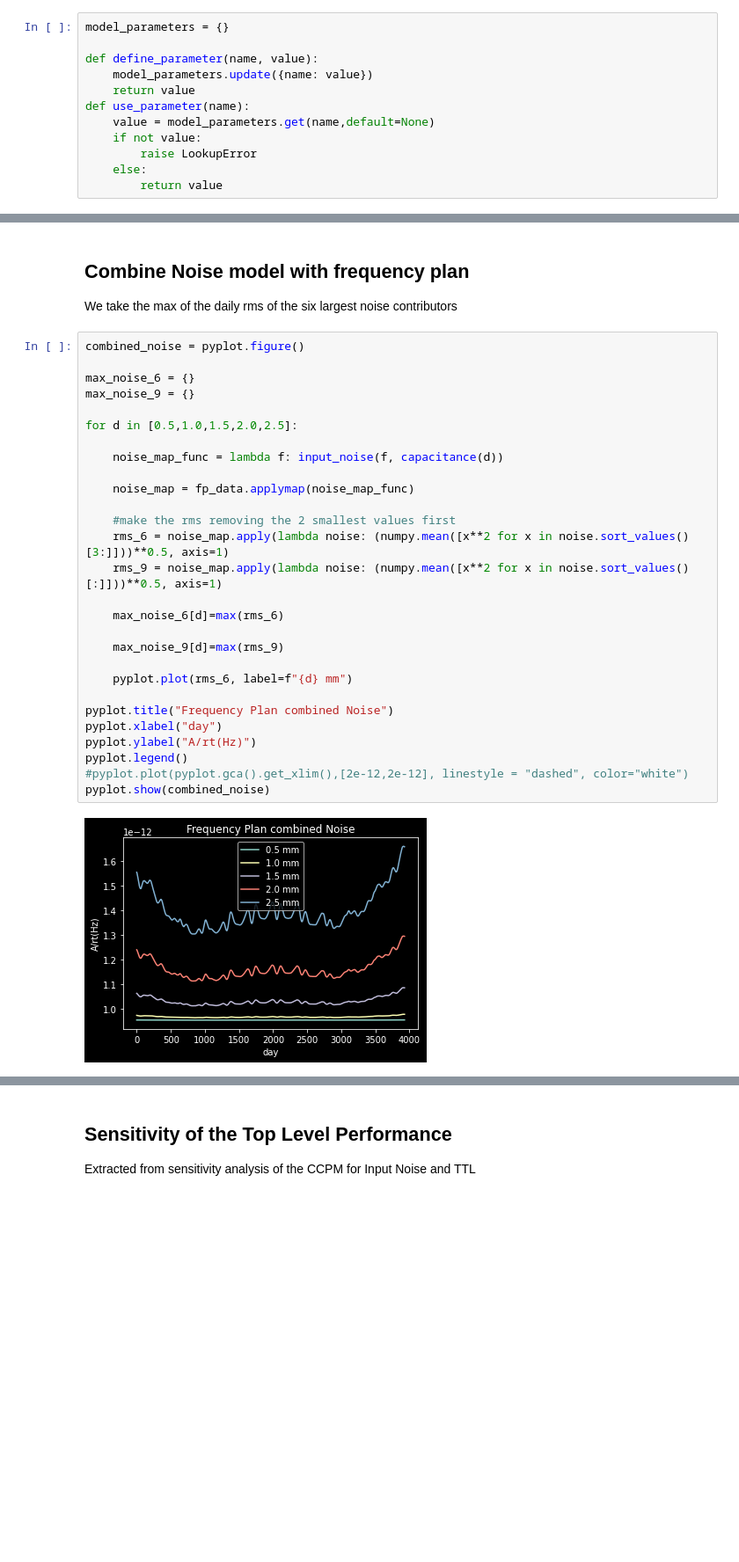
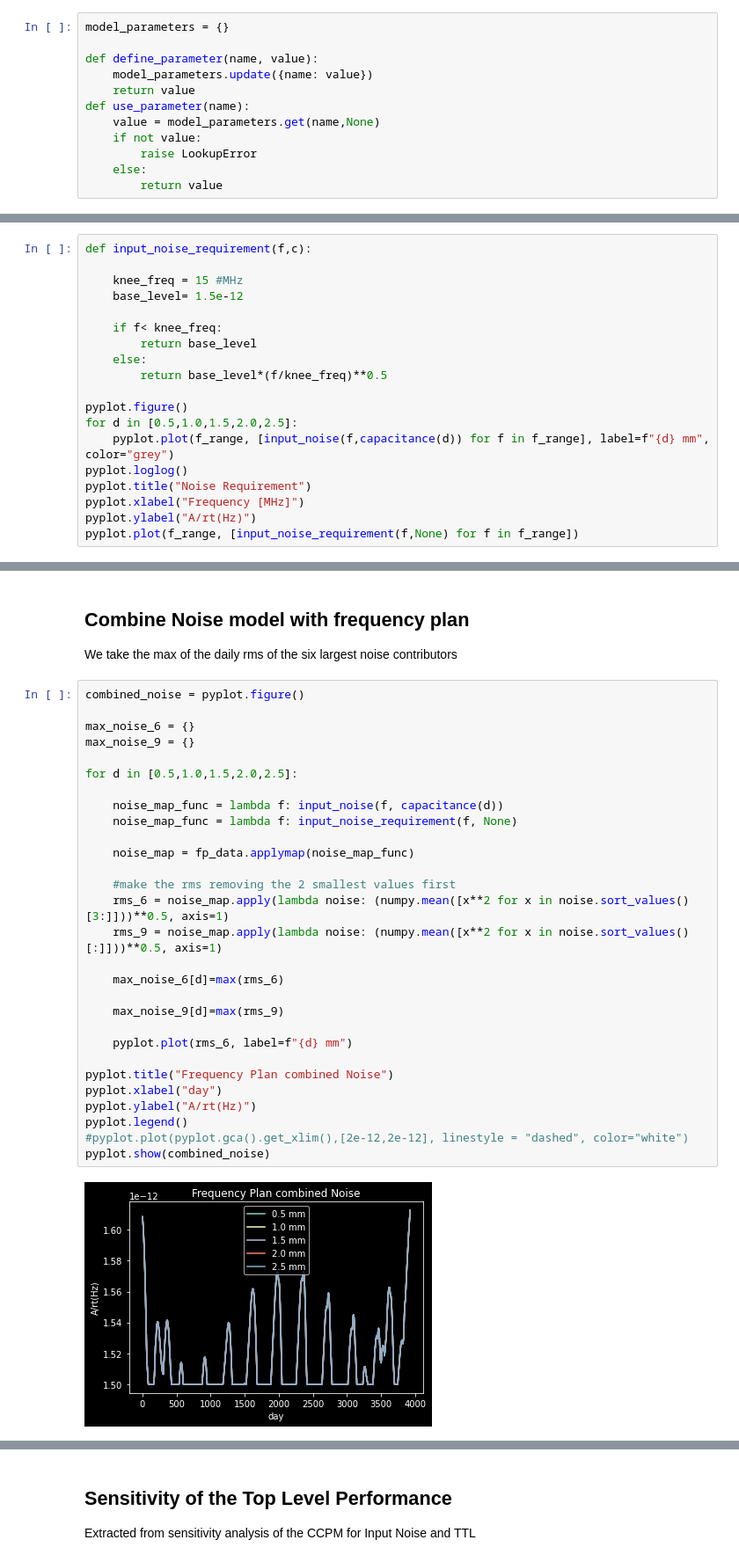
Before and after one commit to ejbfly/QPD, a Jupyter notebook: QPD_analysis.ipynb, the cells around one changed output, grey strips where cells are left out. Shown at 88% size. Drawn from its saved outputs; the diff is of its cells as text; blank space fills up the shorter version.

Commit message:
requirements envelope eingefügt

```diff
--- a/QPD_analysis.ipynb
+++ b/QPD_analysis.ipynb
@@ -19,7 +19,7 @@ def define_parameter(name, value):
     model_parameters.update({name: value})
     return value
 def use_parameter(name):
-    value = model_parameters.get(name,default=None)
+    value = model_parameters.get(name,None)
     if not value:
         raise LookupError
     else:
@@ -93,0 +99,19 @@ pyplot.plot([f_range[0],f_range[-1]],[2e-12,2e-12], linestyle = "dashed", color=
+# %%
+def input_noise_requirement(f,c):
+
+    knee_freq = 15 #MHz
+    base_level= 1.5e-12
+
+    if f< knee_freq:
+        return base_level
+    else:
+        return base_level*(f/knee_freq)**0.5
+
+pyplot.figure()
+for d in [0.5,1.0,1.5,2.0,2.5]:
+    pyplot.plot(f_range, [input_noise(f,capacitance(d)) for f in f_range], label=f"{d} mm", color="grey")
+pyplot.loglog()
+pyplot.title("Noise Requirement")
+pyplot.xlabel("Frequency [MHz]")
+pyplot.ylabel("A/rt(Hz)")
+pyplot.plot(f_range, [input_noise_requirement(f,None) for f in f_range])
@@ -98,33 +125,34 @@ We take the max of the daily rms of the six largest noise contributors
 # %%
 combined_noise = pyplot.figure()
 
 max_noise_6 = {}
 max_noise_9 = {}
 
 for d in [0.5,1.0,1.5,2.0,2.5]:
 
     noise_map_func = lambda f: input_noise(f, capacitance(d))
+    noise_map_func = lambda f: input_noise_requirement(f, None)
 
     noise_map = fp_data.applymap(noise_map_func)
 
     #make the rms removing the 2 smallest values first
     rms_6 = noise_map.apply(lambda noise: (numpy.mean([x**2 for x in noise.sort_values()[3:]]))**0.5, axis=1)
     rms_9 = noise_map.apply(lambda noise: (numpy.mean([x**2 for x in noise.sort_values()[:]]))**0.5, axis=1)
 
     max_noise_6[d]=max(rms_6)
 
     max_noise_9[d]=max(rms_9)
 
     pyplot.plot(rms_6, label=f"{d} mm")
 
 pyplot.title("Frequency Plan combined Noise")
 pyplot.xlabel("day")
 pyplot.ylabel("A/rt(Hz)")
 pyplot.legend()
 #pyplot.plot(pyplot.gca().get_xlim(),[2e-12,2e-12], linestyle = "dashed", color="white")
 pyplot.show(combined_noise)
 # %% [output]
-[figure, old version]
+[figure, new version]
 # %%
 pprint.pprint(max_noise_6)
 # %% [output]
```
Also changed, not shown: parts of 12 cells of this notebook, 2 other files.
